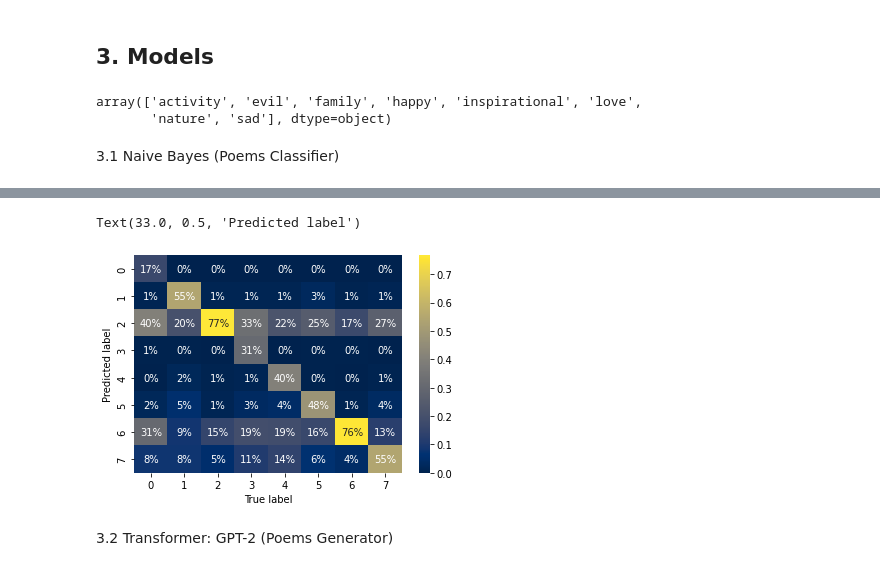
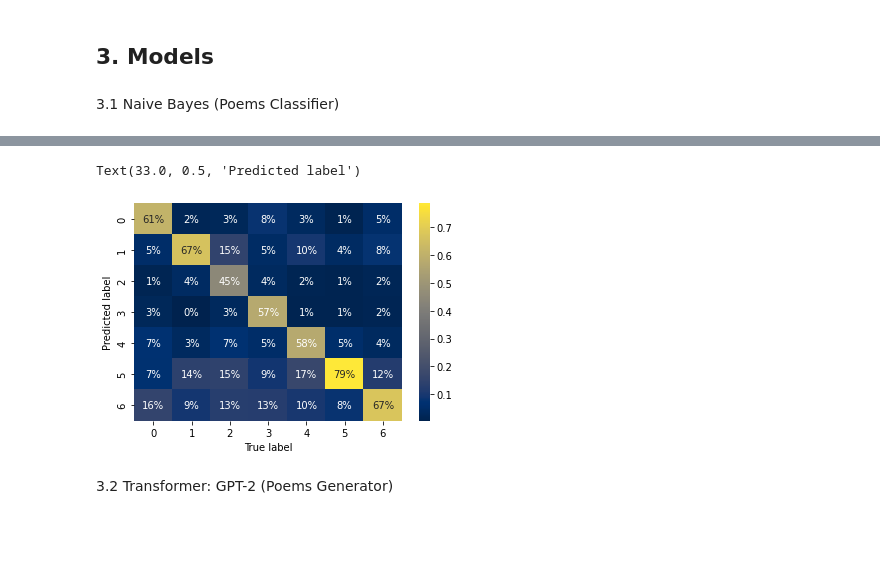
Before and after one commit to Thikkar/PoetryMood, a Jupyter notebook: MusicGenerator.ipynb, the cells around one changed output, grey strips where cells are left out. Drawn from its saved outputs; the diff is of its cells as text; code cells hidden in the pictures; blank space fills up the shorter version.

Commit message:
Brushed up Classifier

```diff
--- a/MusicGenerator.ipynb
+++ b/MusicGenerator.ipynb
@@ -148,14 +179,14 @@ categories_dictionary = {
   "beautiful": "love",
   "beauty": "love",
   "believe": "inspirational",
-  "birth": "family",
+  "birth": "happy",
   "brother": "family",
   "butterfly": "animal",
   "car": "object",
   "carpe diem": "inspirational",
   "change": "unknown",
   "chicago": "location",
-  "childhood": "family",
+  "childhood": "unknown",
   "children": "family",
   "christmas": "happy",
   "cinderella": "unknown",
@@ -224,7 +255,7 @@ categories_dictionary = {
   "murder": "evil",
   "music": "unknown",
   "nature": "nature",
-  "night": "nature",
+  "night": "unknown",
   "ocean": "nature",
   "paris": "location",
   "passion": "love",
@@ -277,7 +308,7 @@ categories_dictionary = {
   "unknown": "unknown",
   "war": "evil",
   "warning": "evil",
-  "water": "nature",
+  "water": "object",
   "weather": "nature",
   "wedding": "love",
   "winter": "nature",
@@ -334,12 +365,13 @@ Text(0.5, 1.0, 'Frequency Distribution of Labels')
 enc = LabelEncoder()
 poems_classifier_df["label_encoded"] = enc.fit_transform( poems_classifier_df["label"] )
 
+print(f"Encodings: {list(zip(range(0,7), enc.classes_))}\n")
+
 # TF-IDF - [2 sec]
 X, y = poems_classifier_df["poem"].values.astype("U"), poems_classifier_df["label_encoded"].values
 
-vectorizer = TfidfVectorizer(max_features=5000)
+vectorizer = TfidfVectorizer(max_features=1500)
 X_vectorized = vectorizer.fit_transform(X).toarray()
 
-
 poems_classifier_df
 # %% [output]
@@ -360,68 +393,30 @@ poems_classifier_df
 2.5 Train/Test Split
 # %%
 # Train/Test Split - [3 sec]
-X_train, X_test, y_train, y_test = train_test_split(X_vectorized, y, test_size=0.2, random_state = 0)
+X_train, X_test, y_train, y_test = train_test_split(X_vectorized, y, test_size=0.2, stratify=y, random_state=0)
 # %% [markdown]
 ## 3. Models
-# %%
-enc.classes_
-# %% [output]
-array(['activity', 'evil', 'family', 'happy', 'inspirational', 'love',
-       'nature', 'sad'], dtype=object)
 # %% [markdown]
 3.1 Naive Bayes (Poems Classifier)
 # %%
-from sklearn.naive_bayes import MultinomialNB
-from sklearn.metrics import accuracy_score, classification_report
-
-classifier = MultinomialNB()
+# train classifier
+classifier = MultinomialNB(alpha=1)
 classifier.fit(X_train, y_train)
 
+# predict
 y_pred = classifier.predict(X_test)
 
-
-# classification_report = classification_report(y_test, y_pred)
-
-# print(X_test)
-print(y_pred)
-print(y_test)
+# report
+classification_report = classification_report(y_test, y_pred)
 
 print('\n Accuracy: ', accuracy_score(y_test, y_pred))
+print('\n Accuracy: ', accuracy_score(y_train, y_pred_2))
 print('\nClassification Report')
 print('======================================================')
+print('\n', classification_report)
 
-from sklearn.metrics import confusion_matrix
-import seaborn as sns
-import matplotlib.pyplot as plt
-# Create the confusion matrix
 conf_mat = confusion_matrix(y_test, y_pred, normalize = "true")
-# Plot the confusion matrix
-sns.heatmap(conf_mat.T, annot=True, fmt=".0%", cmap="cividis", xticklabels=[0,1,2,3,4,5,6,7], yticklabels=[0,1,2,3,4,5,6,7])
+sns.heatmap(conf_mat.T, annot=True, fmt=".0%", cmap="cividis", xticklabels=[0,1,2,3,4,5,6], yticklabels=[0,1,2,3,4,5,6])
 plt.xlabel("True label")
 plt.ylabel("Predicted label")
-
-# print('\n', classification_report)
-
-
-# for i in range(1,6):
-#   vectorizer = TfidfVectorizer(max_features=1000*i)
-#   X_vectorized = vectorizer.fit_transform(X).toarray()
-#   X_train, X_test, y_train, y_test = train_test_split(X_vectorized, y, test_size=0.2, random_state = 0)
-
-#   classifier = MultinomialNB()
-#   classifier.fit(X_train, y_train)
-
-#   y_pred = classifier.predict(X_test)
-
-
-#   # classification_report = classification_report(y_test, y_pred)
-
-#   # print(X_test)
-#   print(y_pred)
-#   print(y_test)
-
-#   print('\n Accuracy: ', accuracy_score(y_test, y_pred))
-#   print('\nClassification Report')
-#   print('======================================================')
-#   print('\n', classification_report)
 # %% [output]
@@ -435,5 +440,5 @@ Classification Report
 Text(33.0, 0.5, 'Predicted label')
-[figure, old version]
+[figure, new version]
 # %% [markdown]
 3.2 Transformer: GPT-2 (Poems Generator)
 # %% [markdown]
```
Also changed, not shown: parts of 13 cells of this notebook.
